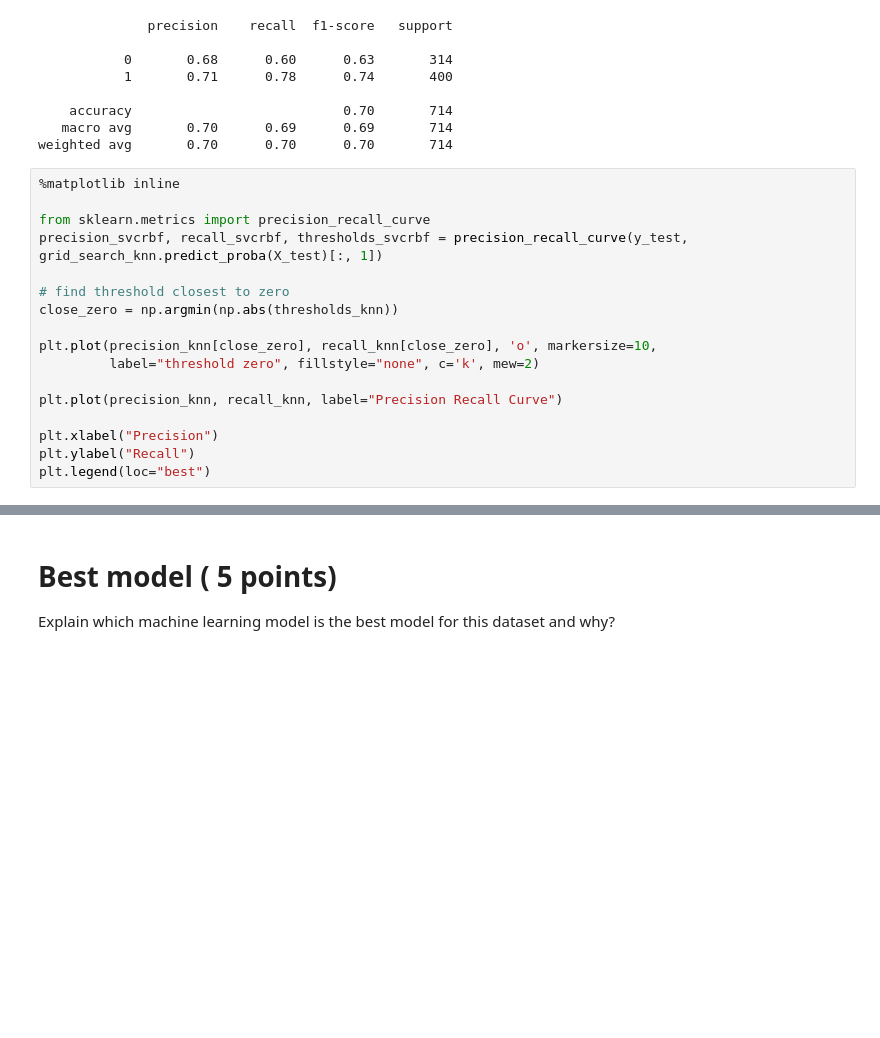
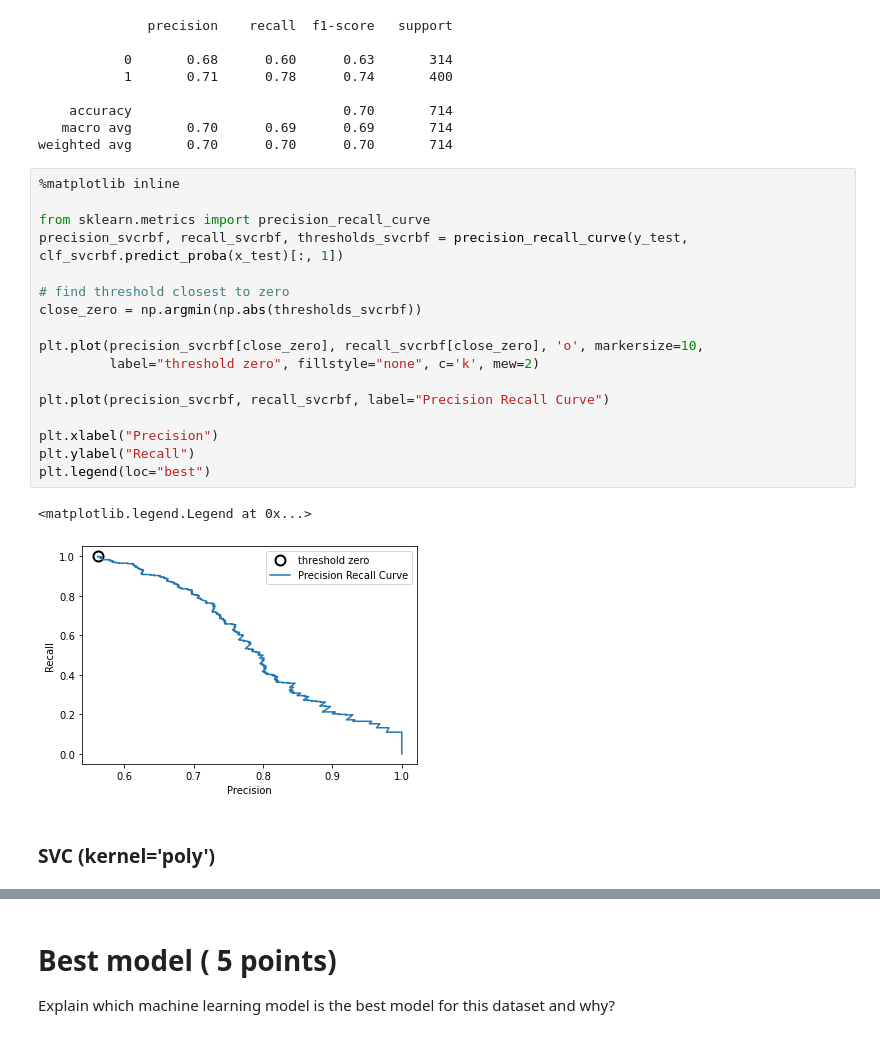
Before and after one commit to ddahiya16/Machine-Learning, a Jupyter notebook: Exam - Summer 2021.ipynb, the cells around one changed output, grey strips where cells are left out. Drawn from its saved outputs; the diff is of its cells as text; blank space fills up the shorter version.

```diff
--- a/Exam - Summer 2021.ipynb
+++ b/Exam - Summer 2021.ipynb
@@ -2121,17 +2121,22 @@ weighted avg       0.70      0.70      0.70       714
 # %%
 %matplotlib inline
 
 from sklearn.metrics import precision_recall_curve
-precision_svcrbf, recall_svcrbf, thresholds_svcrbf = precision_recall_curve(y_test, grid_search_knn.predict_proba(X_test)[:, 1])
+precision_svcrbf, recall_svcrbf, thresholds_svcrbf = precision_recall_curve(y_test, clf_svcrbf.predict_proba(x_test)[:, 1])
 
 # find threshold closest to zero
-close_zero = np.argmin(np.abs(thresholds_knn))
+close_zero = np.argmin(np.abs(thresholds_svcrbf))
 
-plt.plot(precision_knn[close_zero], recall_knn[close_zero], 'o', markersize=10,
+plt.plot(precision_svcrbf[close_zero], recall_svcrbf[close_zero], 'o', markersize=10,
          label="threshold zero", fillstyle="none", c='k', mew=2)
 
-plt.plot(precision_knn, recall_knn, label="Precision Recall Curve")
+plt.plot(precision_svcrbf, recall_svcrbf, label="Precision Recall Curve")
 
 plt.xlabel("Precision")
 plt.ylabel("Recall")
 plt.legend(loc="best")
+# %% [output]
+<matplotlib.legend.Legend at 0x...>
+[figure, added]
+# %% [markdown]
+### SVC (kernel='poly')
```
Also changed, not shown: parts of 33 cells of this notebook.
